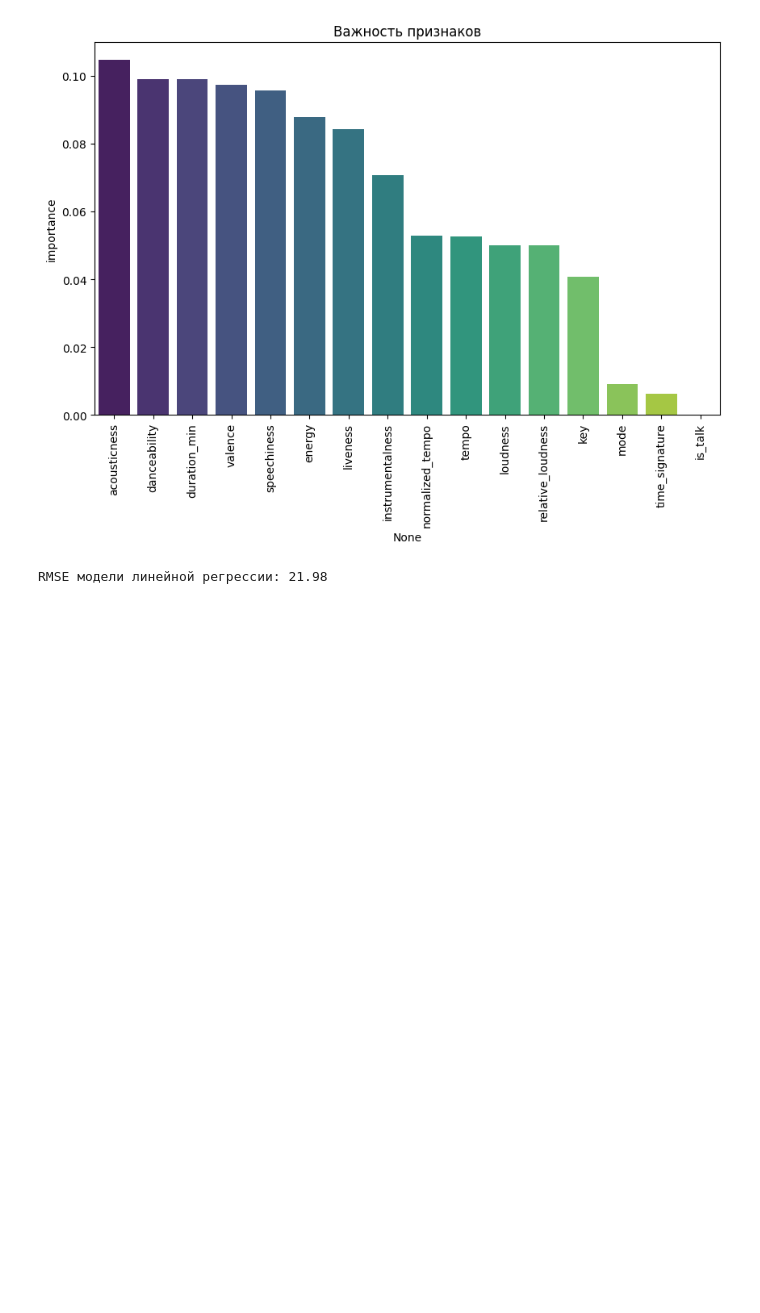
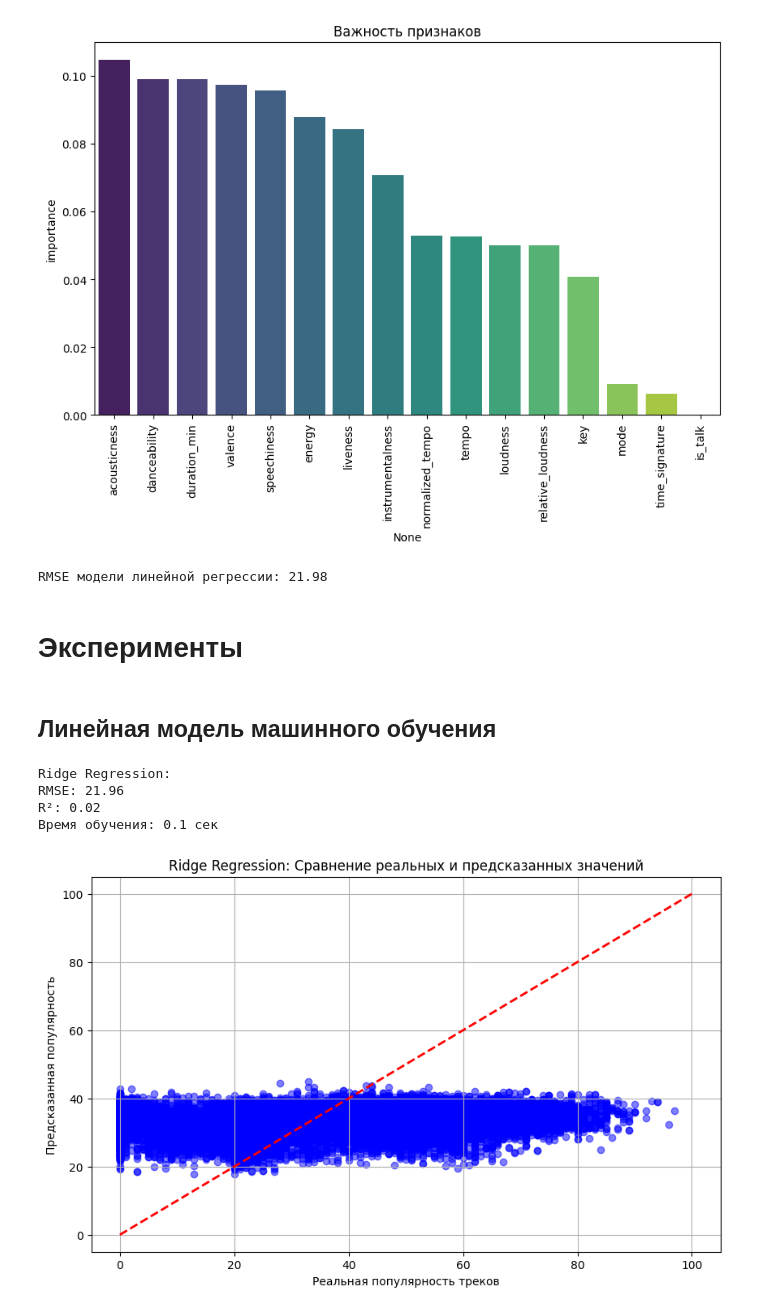
Before and after one commit to BigBabyData/ML-2, a Jupyter notebook: spotify.ipynb, the cells around one changed output. Cells and saved outputs as stored; diff of their text form; code cells hidden in the pictures; blank space fills up the shorter version.

Commit message:
Ridge Regression + Decision Tree

```diff
--- a/spotify.ipynb
+++ b/spotify.ipynb
@@ -182,3 +182,5 @@ Passing `palette` without assigning `hue` is deprecated and will be removed in v
   sns.barplot(x=feature_importances.index, y=feature_importances['importance'], palette='viridis')
 [figure]
 RMSE модели линейной регрессии: 21.98
+# %% [markdown]
+# Эксперименты
@@ -184,0 +210,37 @@ RMSE модели линейной регрессии: 21.98
+# %% [markdown]
+## Линейная модель машинного обучения
+# %%
+# Создание и обучение модели
+ridge_model = Pipeline(steps=[
+    ('preprocessor', preprocessor),
+    ('model', Ridge(alpha=1.0, random_state=42))
+])
+
+start_time = time.time()
+ridge_model.fit(X_train, y_train)
+ridge_time = time.time() - start_time
+
+# Предсказание и оценка
+ridge_pred = ridge_model.predict(X_test)
+ridge_rmse = np.sqrt(mean_squared_error(y_test, ridge_pred))
+ridge_r2 = r2_score(y_test, ridge_pred)
+
+print("Ridge Regression:")
+print(f"RMSE: {ridge_rmse:.2f}")
+print(f"R²: {ridge_r2:.2f}")
+print(f"Время обучения: {ridge_time:.1f} сек\n")
+
+# График сравнения реальных и предсказанных значений
+plt.figure(figsize=(10, 6))
+plt.scatter(y_test, ridge_pred, alpha=0.5, color='blue')
+plt.plot([y.min(), y.max()], [y.min(), y.max()], 'r--', linewidth=2)
+plt.title('Ridge Regression: Сравнение реальных и предсказанных значений')
+plt.xlabel('Реальная популярность треков')
+plt.ylabel('Предсказанная популярность')
+plt.grid(True)
+# %% [output]
+Ridge Regression:
+RMSE: 21.96
+R²: 0.02
+Время обучения: 0.1 сек
+[figure, added]
```
Also changed, not shown: parts of 9 cells of this notebook.
